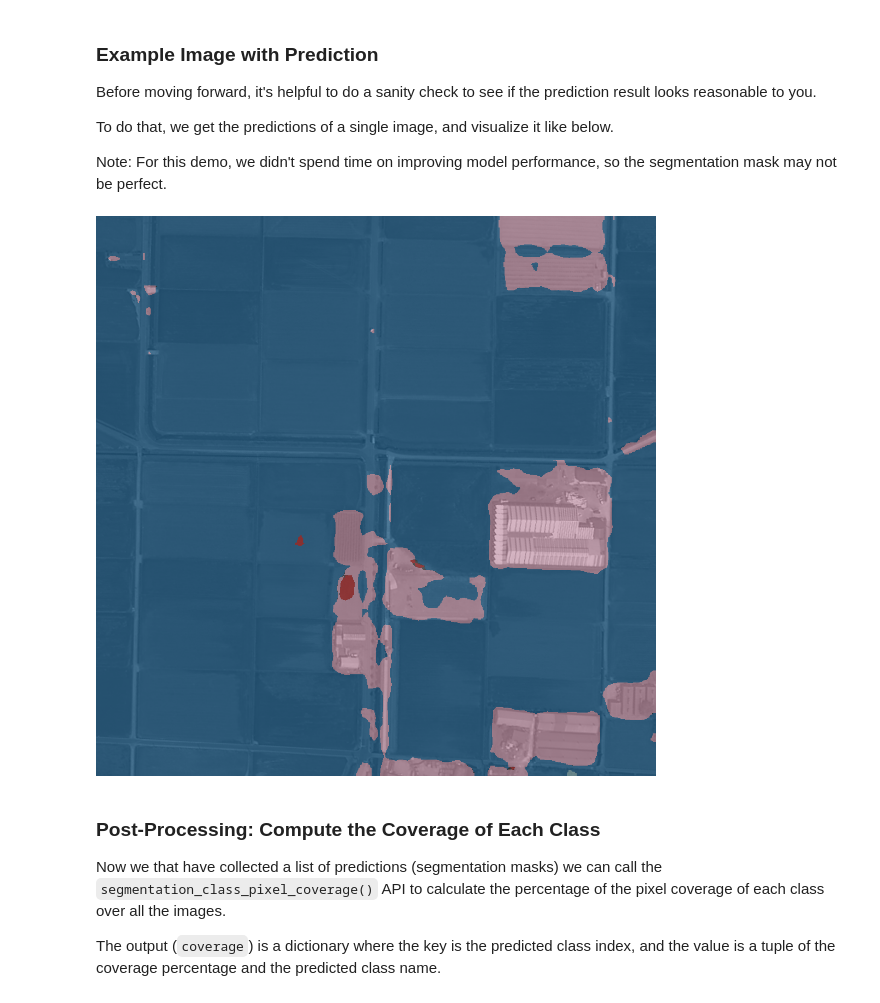
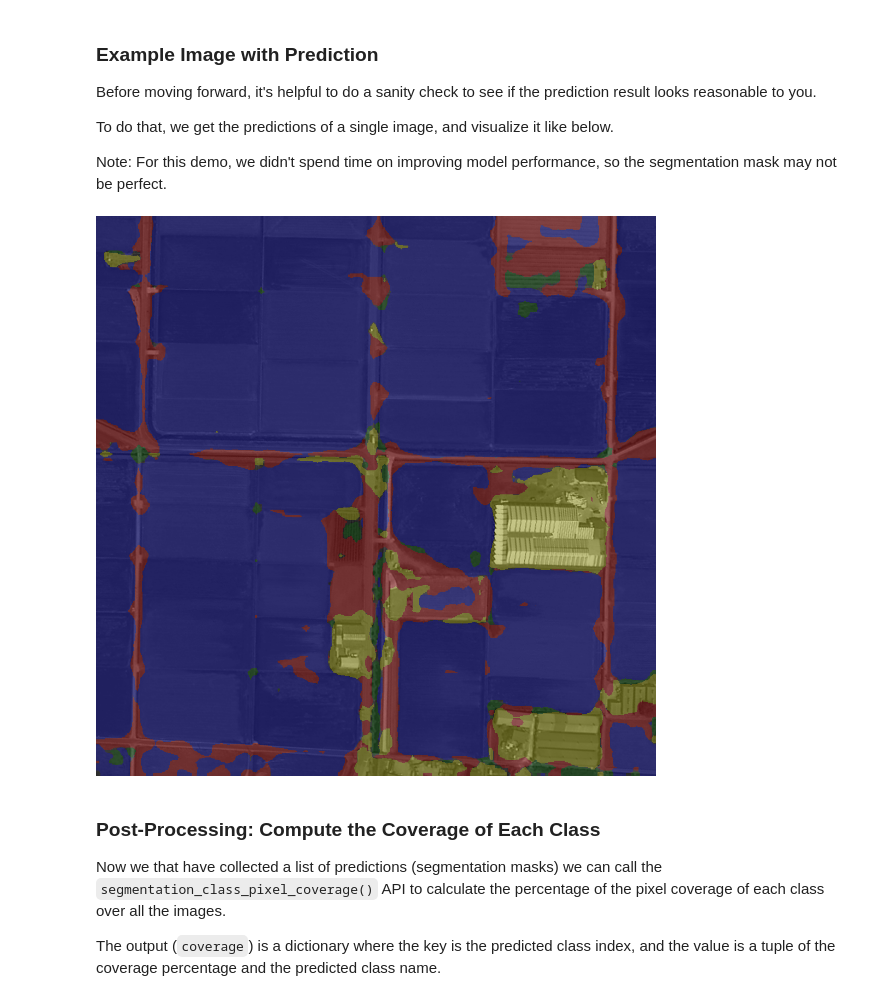
Before and after one commit to landing-ai/landingai-python, a Jupyter notebook: examples/post-processings/farmland-coverage/farmland-coverage.ipynb, the cells around one changed output. Saved outputs shown, nothing was run; the diff lists cells and outputs as text; code cells hidden in the pictures.

Commit message:
Improve segmentation mask visualization; Fix coverage calculation

```diff
--- a/examples/post-processings/farmland-coverage/farmland-coverage.ipynb
+++ b/examples/post-processings/farmland-coverage/farmland-coverage.ipynb
@@ -95,10 +95,19 @@ Note: For this demo, we didn't spend time on improving model performance, so the
 # %%
 from landingai.visualize import overlay_predictions
 
 predictions = predictor.predict(images[0])
-display(overlay_predictions(predictions, images[0]))
+color_map = {
+    "Trees": "green",
+    "Structure": "yellow",
+    "Brown Field": "red",
+    "Green Field": "blue",
+}
+options = {
+    "color_map": color_map
+}
+display(overlay_predictions(predictions, images[0], options=options))
 # %% [output]
-[figure, old version]
+[figure, new version]
 # %% [markdown]
 ### Post-Processing: Compute the Coverage of Each Class
 
```
Also changed, not shown: parts of 4 cells of this notebook, 5 other files.
